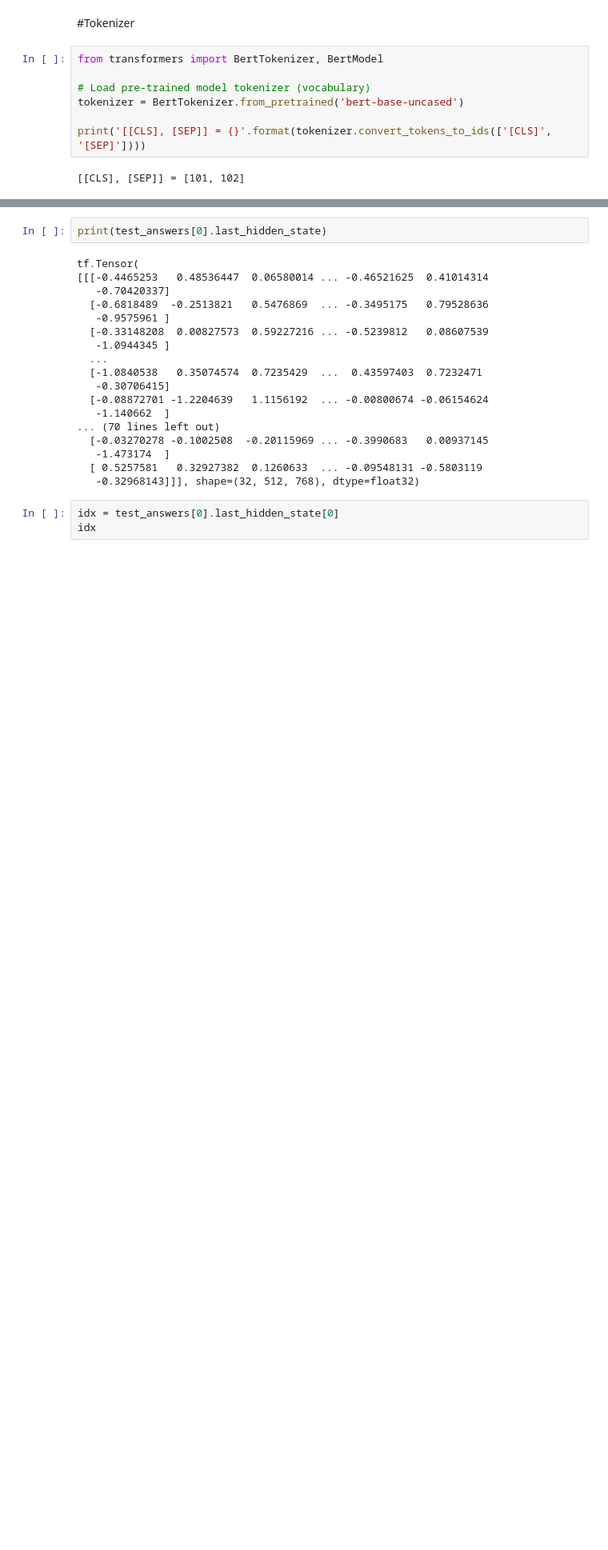
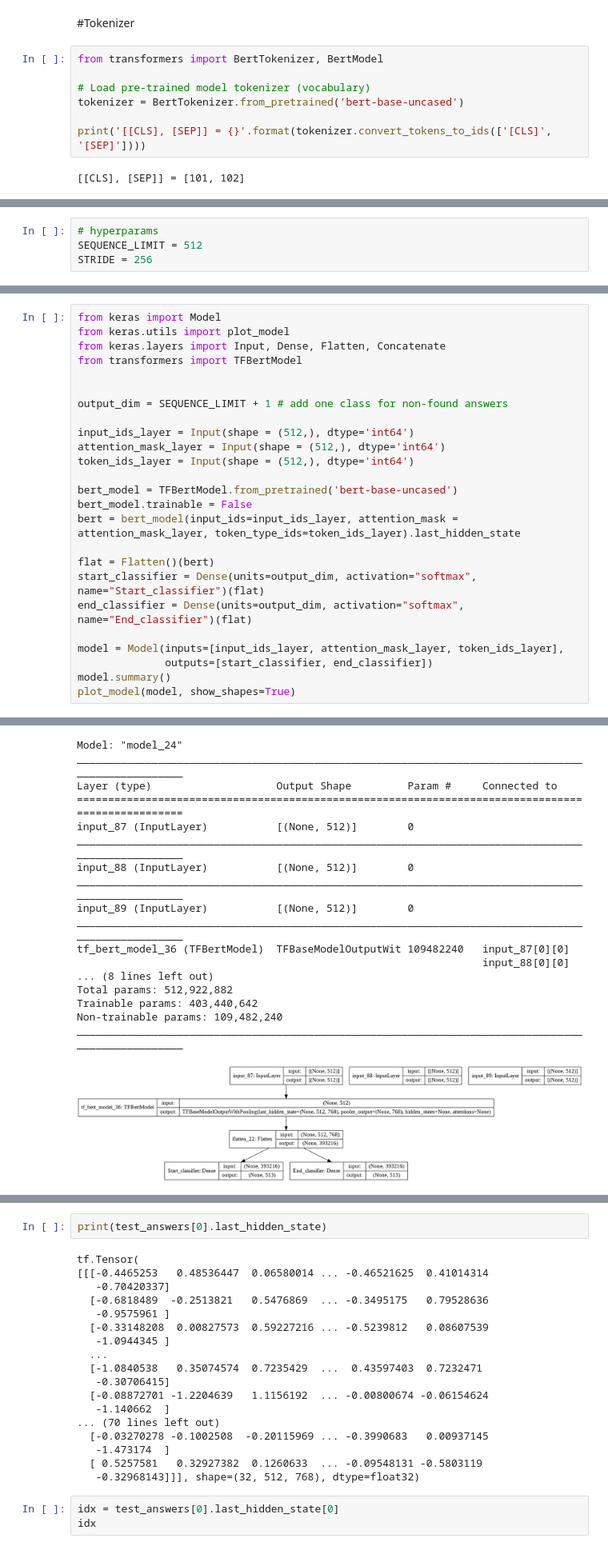
Before and after one commit to giuliofortini/NLP_SQuAD_Project, a Jupyter notebook: SQuAD_project.ipynb, the cells around one changed output, grey strips where cells are left out. Shown: that part at 80% size. Saved outputs shown, nothing was run; the diff lists cells and outputs as text; blank space fills up the shorter version.

```diff
--- a/SQuAD_project.ipynb
+++ b/SQuAD_project.ipynb
@@ -192,0 +196,4 @@ be            2,022
+# %%
+# hyperparams
+SEQUENCE_LIMIT = 512
+STRIDE = 256
@@ -470,0 +391,26 @@ Batch: 31/312
+# %%
+from keras import Model
+from keras.utils import plot_model
+from keras.layers import Input, Dense, Flatten, Concatenate
+from transformers import TFBertModel
+
+
+output_dim = SEQUENCE_LIMIT + 1 # add one class for non-found answers
+
+input_ids_layer = Input(shape = (512,), dtype='int64')
+attention_mask_layer = Input(shape = (512,), dtype='int64')
+token_ids_layer = Input(shape = (512,), dtype='int64')
+
+bert_model = TFBertModel.from_pretrained('bert-base-uncased')
+bert_model.trainable = False
+bert = bert_model(input_ids=input_ids_layer, attention_mask = attention_mask_layer, token_type_ids=token_ids_layer).last_hidden_state
+
+flat = Flatten()(bert)
+start_classifier = Dense(units=output_dim, activation="softmax", name="Start_classifier")(flat)
+end_classifier = Dense(units=output_dim, activation="softmax", name="End_classifier")(flat)
+
+model = Model(inputs=[input_ids_layer, attention_mask_layer, token_ids_layer],
+              outputs=[start_classifier, end_classifier])
+model.summary()
+plot_model(model, show_shapes=True)
+# %% [output]
@@ -470,0 +424,18 @@ Batch: 31/312
+Model: "model_24"
+__________________________________________________________________________________________________
+Layer (type)                    Output Shape         Param #     Connected to
+==================================================================================================
+input_87 (InputLayer)           [(None, 512)]        0
+__________________________________________________________________________________________________
+input_88 (InputLayer)           [(None, 512)]        0
+__________________________________________________________________________________________________
+input_89 (InputLayer)           [(None, 512)]        0
+__________________________________________________________________________________________________
+tf_bert_model_36 (TFBertModel)  TFBaseModelOutputWit 109482240   input_87[0][0]
+                                                                 input_88[0][0]
+... (8 lines left out)
+Total params: 512,922,882
+Trainable params: 403,440,642
+Non-trainable params: 109,482,240
+__________________________________________________________________________________________________
+[figure, added]
```
Also changed, not shown: parts of 29 cells of this notebook.
